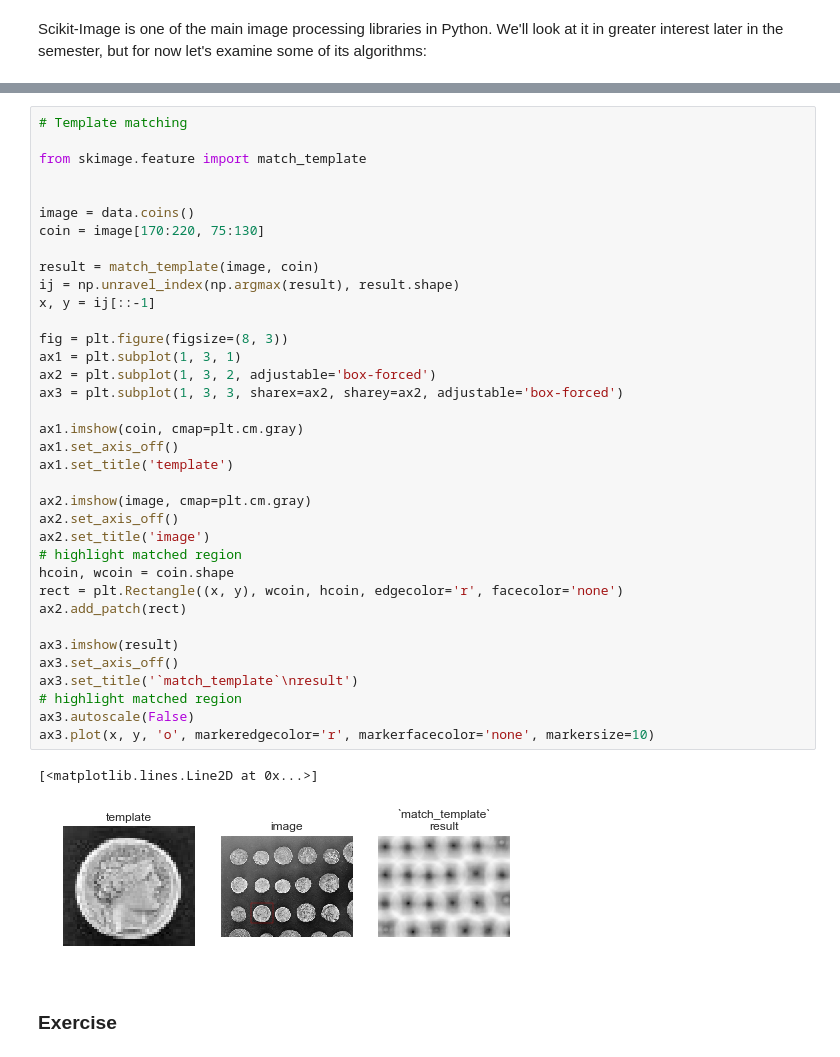
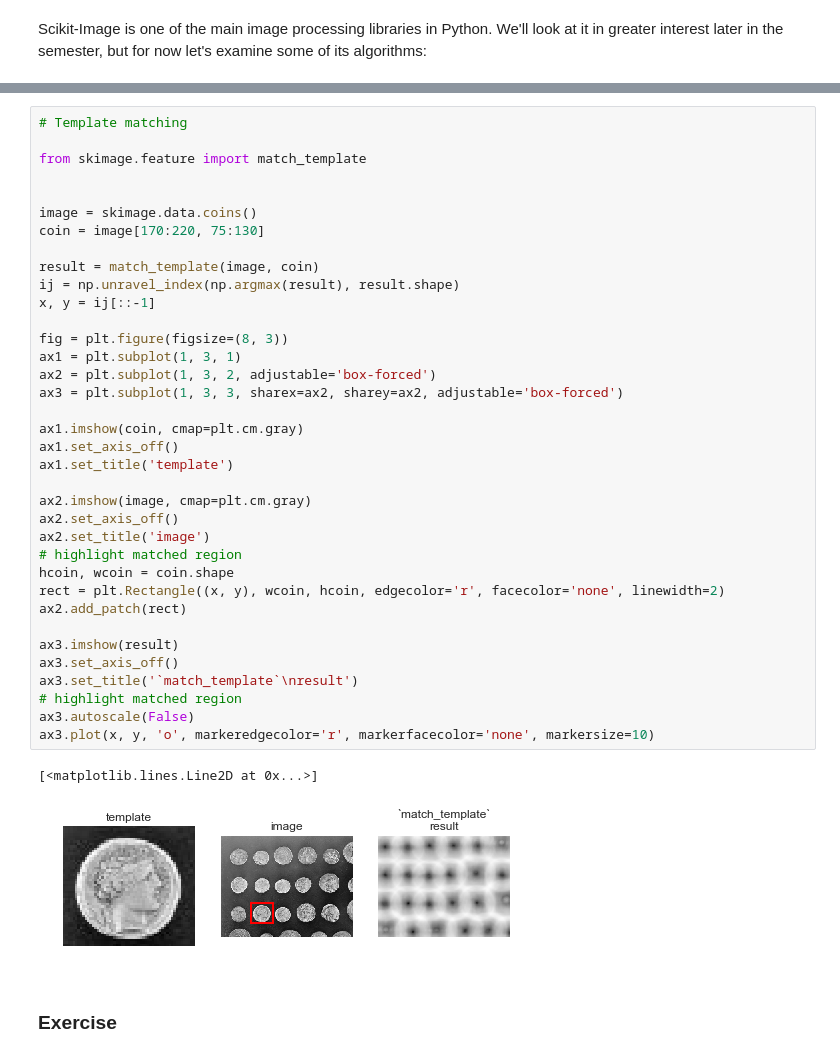
Before and after one commit to sagol-python-for-neuroscientists/textbook-public, a Jupyter notebook: classes/class6.ipynb, the cells around one changed output, grey strips where cells are left out. Cells and saved outputs as stored; diff of their text form.

```diff
--- a/classes/class6.ipynb
+++ b/classes/class6.ipynb
@@ -300,39 +319,39 @@ fig.tight_layout()
 from skimage.feature import match_template
 
 
-image = data.coins()
+image = skimage.data.coins()
 coin = image[170:220, 75:130]
 
 result = match_template(image, coin)
 ij = np.unravel_index(np.argmax(result), result.shape)
 x, y = ij[::-1]
 
 fig = plt.figure(figsize=(8, 3))
 ax1 = plt.subplot(1, 3, 1)
 ax2 = plt.subplot(1, 3, 2, adjustable='box-forced')
 ax3 = plt.subplot(1, 3, 3, sharex=ax2, sharey=ax2, adjustable='box-forced')
 
 ax1.imshow(coin, cmap=plt.cm.gray)
 ax1.set_axis_off()
 ax1.set_title('template')
 
 ax2.imshow(image, cmap=plt.cm.gray)
 ax2.set_axis_off()
 ax2.set_title('image')
 # highlight matched region
 hcoin, wcoin = coin.shape
-rect = plt.Rectangle((x, y), wcoin, hcoin, edgecolor='r', facecolor='none')
+rect = plt.Rectangle((x, y), wcoin, hcoin, edgecolor='r', facecolor='none', linewidth=2)
 ax2.add_patch(rect)
 
 ax3.imshow(result)
 ax3.set_axis_off()
 ax3.set_title('`match_template`\nresult')
 # highlight matched region
 ax3.autoscale(False)
 ax3.plot(x, y, 'o', markeredgecolor='r', markerfacecolor='none', markersize=10)
 # %% [output]
 [<matplotlib.lines.Line2D at 0x...>]
-[figure, old version]
+[figure, new version]
 # %% [markdown]
 ### Exercise
 # %% [markdown]
```
Also changed, not shown: parts of 84 cells of this notebook, 2 other files.
